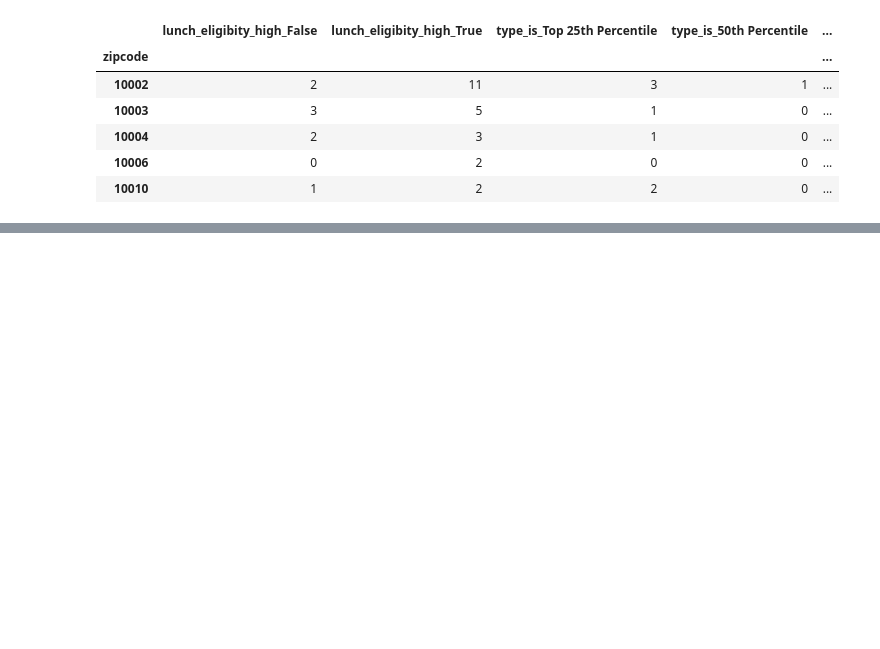
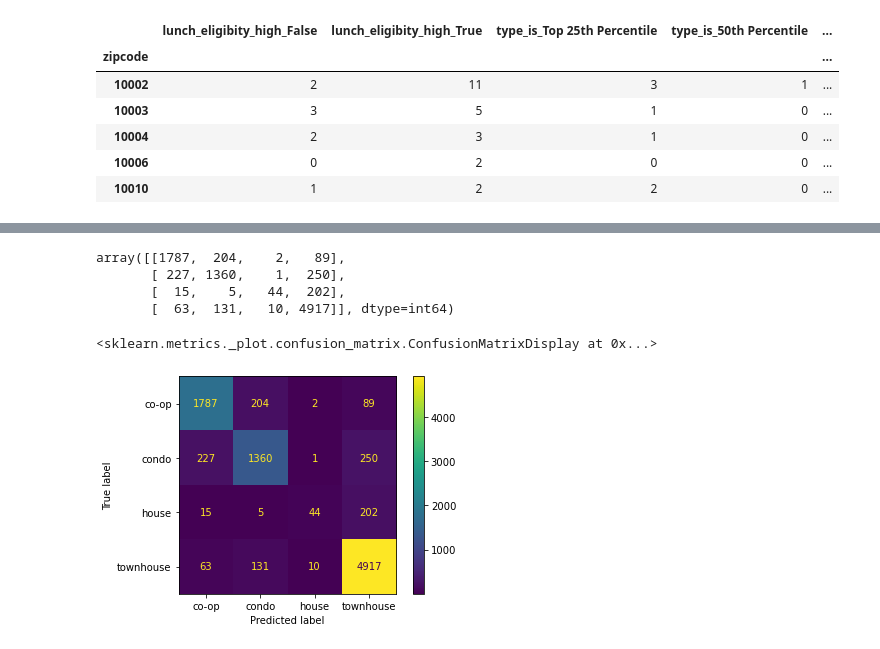
Before and after one commit to shadeetabasi/NYC-Challenge-Final, a Jupyter notebook: python_files/Merge Dataframe.ipynb, the cells around one changed output, grey strips where cells are left out. Drawn from its saved outputs; the diff is of its cells as text; code cells hidden in the pictures; blank space fills up the shorter version.

```diff
--- a/python_files/Merge Dataframe.ipynb
+++ b/python_files/Merge Dataframe.ipynb
@@ -295,0 +331,13 @@ sorted(zip(rf.feature_importances_, X.columns), reverse=True)
+# %%
+from sklearn.metrics import confusion_matrix,classification_report,plot_confusion_matrix,accuracy_score
+confusion_matrix(y_test, y_pred)
+# %% [output]
+array([[1787,  204,    2,   89],
+       [ 227, 1360,    1,  250],
+       [  15,    5,   44,  202],
+       [  63,  131,   10, 4917]], dtype=int64)
+# %%
+plot_confusion_matrix(rf,X_test,y_test)
+# %% [output]
+<sklearn.metrics._plot.confusion_matrix.ConfusionMatrixDisplay at 0x...>
+[figure, added]
```
Also changed, not shown: parts of 26 cells of this notebook, 4 other files.
